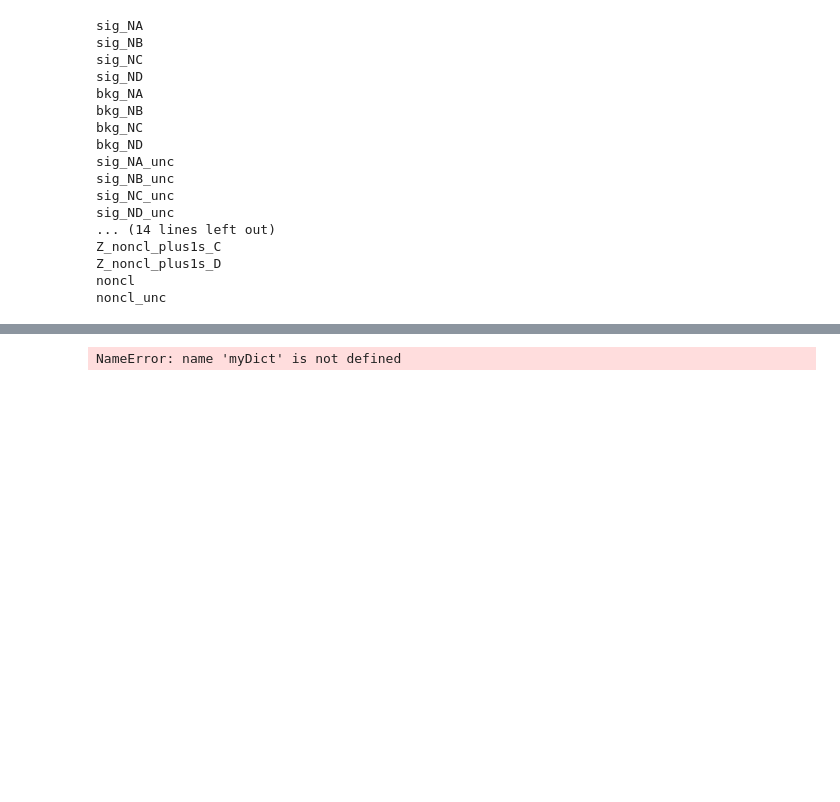
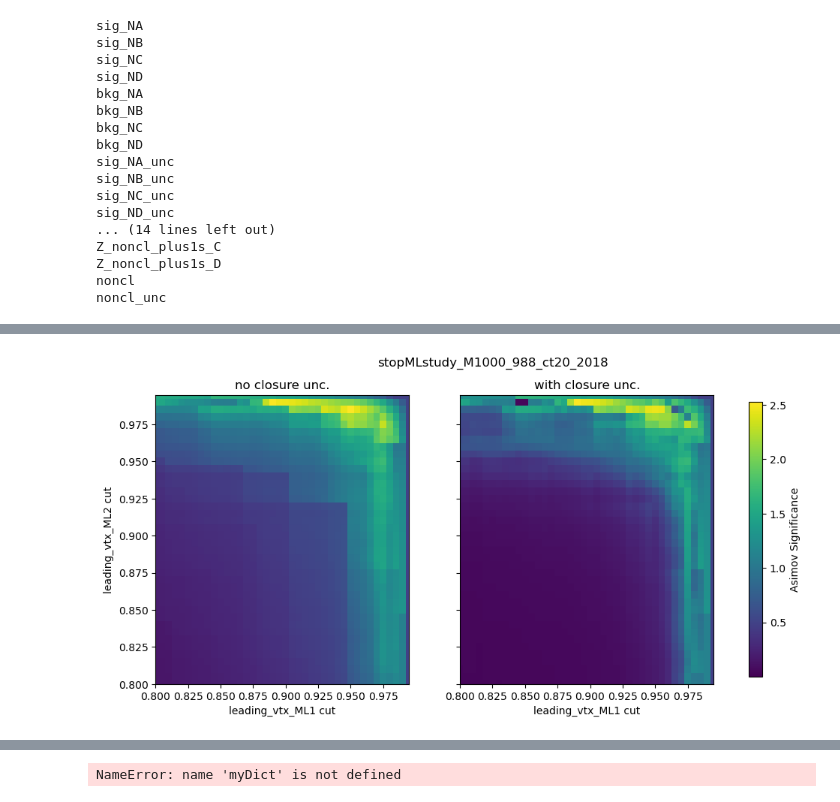
Before and after one commit to HephyAnalysisSW/SoftDisplacedVertices, a Jupyter notebook: Plotter/testK/notebooks/significance/significanceTable_gridsearch_disco.ipynb, the cells around one changed output, grey strips where cells are left out. Drawn from its saved outputs; the diff is of its cells as text; code cells hidden in the pictures; blank space fills up the shorter version.

```diff
--- a/Plotter/testK/notebooks/significance/significanceTable_gridsearch_disco.ipynb
+++ b/Plotter/testK/notebooks/significance/significanceTable_gridsearch_disco.ipynb
@@ -388,0 +575,58 @@ plt.show()
+# %%
+import numpy as np
+import matplotlib.pyplot as plt
+
+noncl = tables['noncl']
+noncl_plus1s = tables['noncl'] + tables['noncl_unc']
+
+Z = tables['Z_A']
+Z_noncl = tables['Z_noncl_A']
+# Z_noncl_plus1s = tables['Z_noncl_plus1s_A']
+
+
+
+
+# Common levels based on both matrices
+base_levels = [4, 8, 12]
+global_max = np.nanmax([np.nanmax(Z.values), np.nanmax(Z_noncl.values)])
+levels = [lv for lv in base_levels if lv <= global_max]
+
+# Consistent color scale across both plots
+vmin = np.nanmin([np.nanmin(Z.values), np.nanmin(Z_noncl.values)])
+vmax = global_max
+
+fig, axes = plt.subplots(1, 2, figsize=(12, 5), sharey=True)
+
+fig.suptitle(sig_tag)
+
+# --- Left: Z ---
+ax = axes[0]
+ax.set_title(f"no closure unc.")
+pcm0 = ax.pcolormesh(Z.index, Z.columns, Z.T, cmap='viridis', vmin=vmin, vmax=vmax, shading='auto')
+if levels:
+    cont0 = ax.contour(Z.index, Z.columns, Z.T, levels=levels, colors="white", linewidths=1.0)
+    ax.clabel(cont0, fontsize="smaller")
+ax.set_xlim(0.8, Z_noncl.index.max())
+ax.set_ylim(0.8, Z_noncl.columns.max())
+ax.set_xlabel('leading_vtx_ML1 cut')
+ax.set_ylabel('leading_vtx_ML2 cut')
+
+# --- Right: Z_noncl ---
+ax = axes[1]
+ax.set_title(f"with closure unc.")
+pcm1 = ax.pcolormesh(Z_noncl.index, Z_noncl.columns, Z_noncl.T, cmap='viridis', vmin=vmin, vmax=vmax, shading='auto')
+if levels:
+    cont1 = ax.contour(Z_noncl.index, Z_noncl.columns, Z_noncl.T, levels=levels, colors="white", linewidths=1.0)
+    ax.clabel(cont1, fontsize="smaller")
+ax.set_xlim(0.8, Z_noncl.index.max())
+ax.set_ylim(0.8, Z_noncl.columns.max())
+ax.set_xlabel('leading_vtx_ML1 cut')
+
+# Shared colorbar
+cbar = fig.colorbar(pcm1, ax=axes.ravel().tolist(), shrink=0.95)
+cbar.ax.set_ylabel('Asimov Significance')
+
+# plt.tight_layout()
+plt.show()
+# %% [output]
+[figure, added]
```
Also changed, not shown: parts of 34 cells of this notebook, 27 other files.
